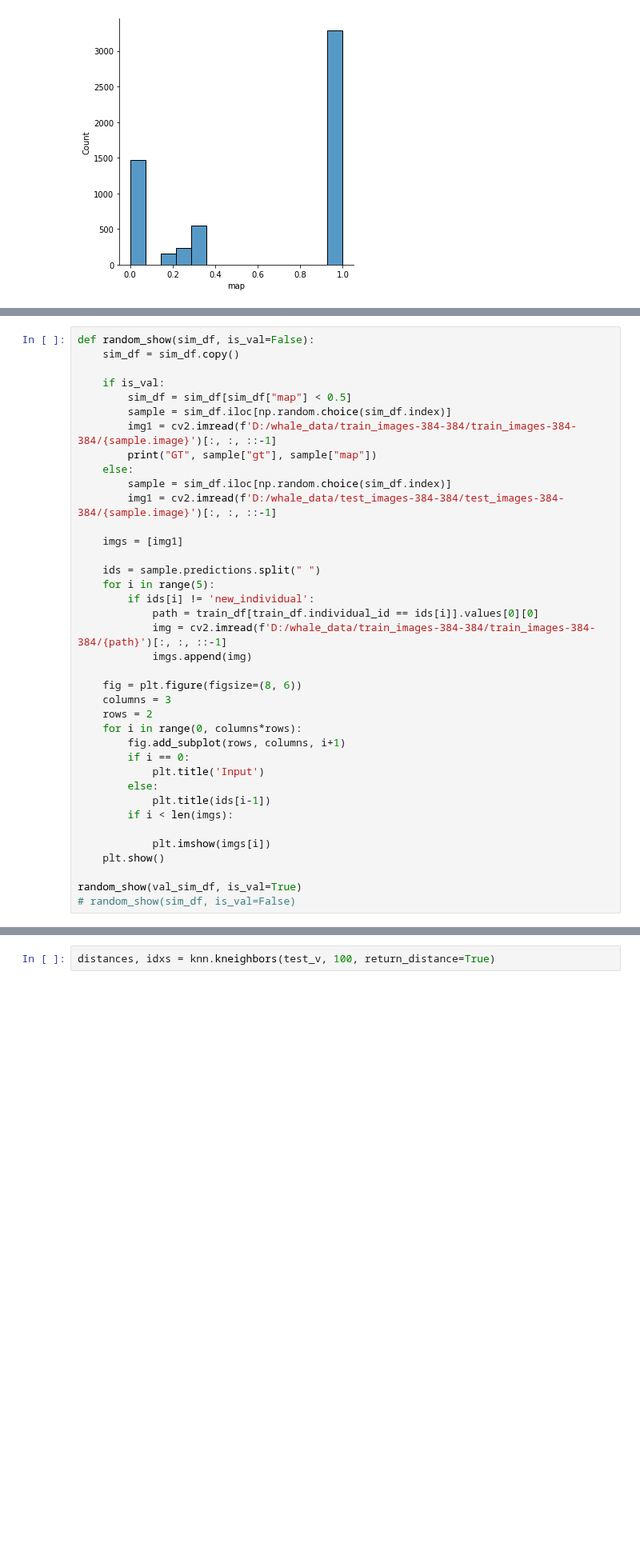
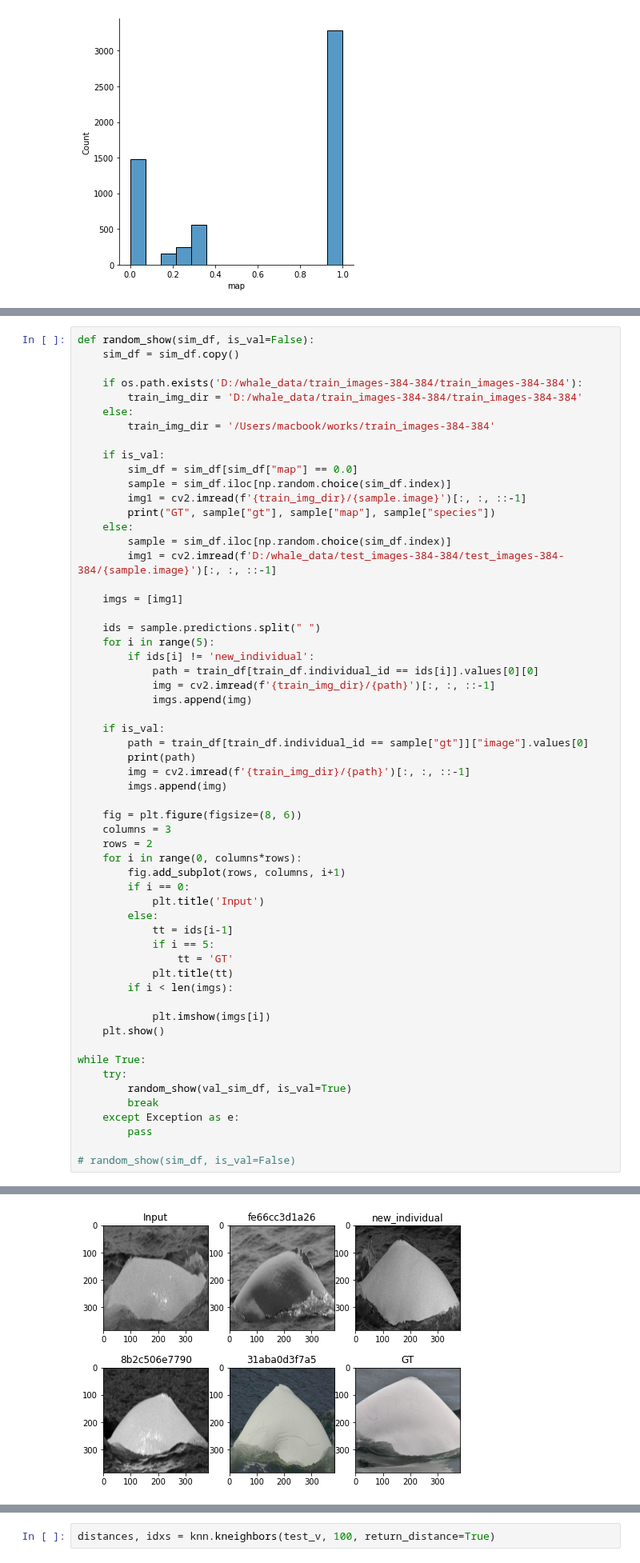
Before and after one commit to ptran1203/whale, a Jupyter notebook: submission.ipynb, the cells around one changed output, grey strips where cells are left out. Shown at 80% size. Cells and saved outputs as stored; diff of their text form; blank space fills up the shorter version.

```diff
--- a/submission.ipynb
+++ b/submission.ipynb
@@ -65,11 +107,16 @@ sim_df.head()
 def random_show(sim_df, is_val=False):
     sim_df = sim_df.copy()
 
+    if os.path.exists('D:/whale_data/train_images-384-384/train_images-384-384'):
+        train_img_dir = 'D:/whale_data/train_images-384-384/train_images-384-384'
+    else:
+        train_img_dir = '/Users/macbook/works/train_images-384-384'
+
     if is_val:
-        sim_df = sim_df[sim_df["map"] < 0.5]
+        sim_df = sim_df[sim_df["map"] == 0.0]
         sample = sim_df.iloc[np.random.choice(sim_df.index)]
-        img1 = cv2.imread(f'D:/whale_data/train_images-384-384/train_images-384-384/{sample.image}')[:, :, ::-1]
-        print("GT", sample["gt"], sample["map"])
+        img1 = cv2.imread(f'{train_img_dir}/{sample.image}')[:, :, ::-1]
+        print("GT", sample["gt"], sample["map"], sample["species"])
     else:
         sample = sim_df.iloc[np.random.choice(sim_df.index)]
         img1 = cv2.imread(f'D:/whale_data/test_images-384-384/test_images-384-384/{sample.image}')[:, :, ::-1]
@@ -80,8 +127,14 @@ def random_show(sim_df, is_val=False):
     for i in range(5):
         if ids[i] != 'new_individual':
             path = train_df[train_df.individual_id == ids[i]].values[0][0]
-            img = cv2.imread(f'D:/whale_data/train_images-384-384/train_images-384-384/{path}')[:, :, ::-1]
+            img = cv2.imread(f'{train_img_dir}/{path}')[:, :, ::-1]
             imgs.append(img)
+
+    if is_val:
+        path = train_df[train_df.individual_id == sample["gt"]]["image"].values[0]
+        print(path)
+        img = cv2.imread(f'{train_img_dir}/{path}')[:, :, ::-1]
+        imgs.append(img)
 
     fig = plt.figure(figsize=(8, 6))
     columns = 3
@@ -91,12 +144,21 @@ def random_show(sim_df, is_val=False):
         if i == 0:
             plt.title('Input')
         else:
-            plt.title(ids[i-1])
+            tt = ids[i-1]
+            if i == 5:
+                tt = 'GT'
+            plt.title(tt)
         if i < len(imgs):
 
             plt.imshow(imgs[i])
     plt.show()
 
-random_show(val_sim_df, is_val=True)
+while True:
+    try:
+        random_show(val_sim_df, is_val=True)
+        break
+    except Exception as e:
+        pass
+
 # random_show(sim_df, is_val=False)
 # %% [output]
@@ -104,3 +167,4 @@ TypeError: 'NoneType' object is not subscriptable
+[figure, added]
 # %%
 # raise
 from sklearn.neighbors import NearestNeighbors
```
Also changed, not shown: parts of 7 cells of this notebook, 2 other files.
